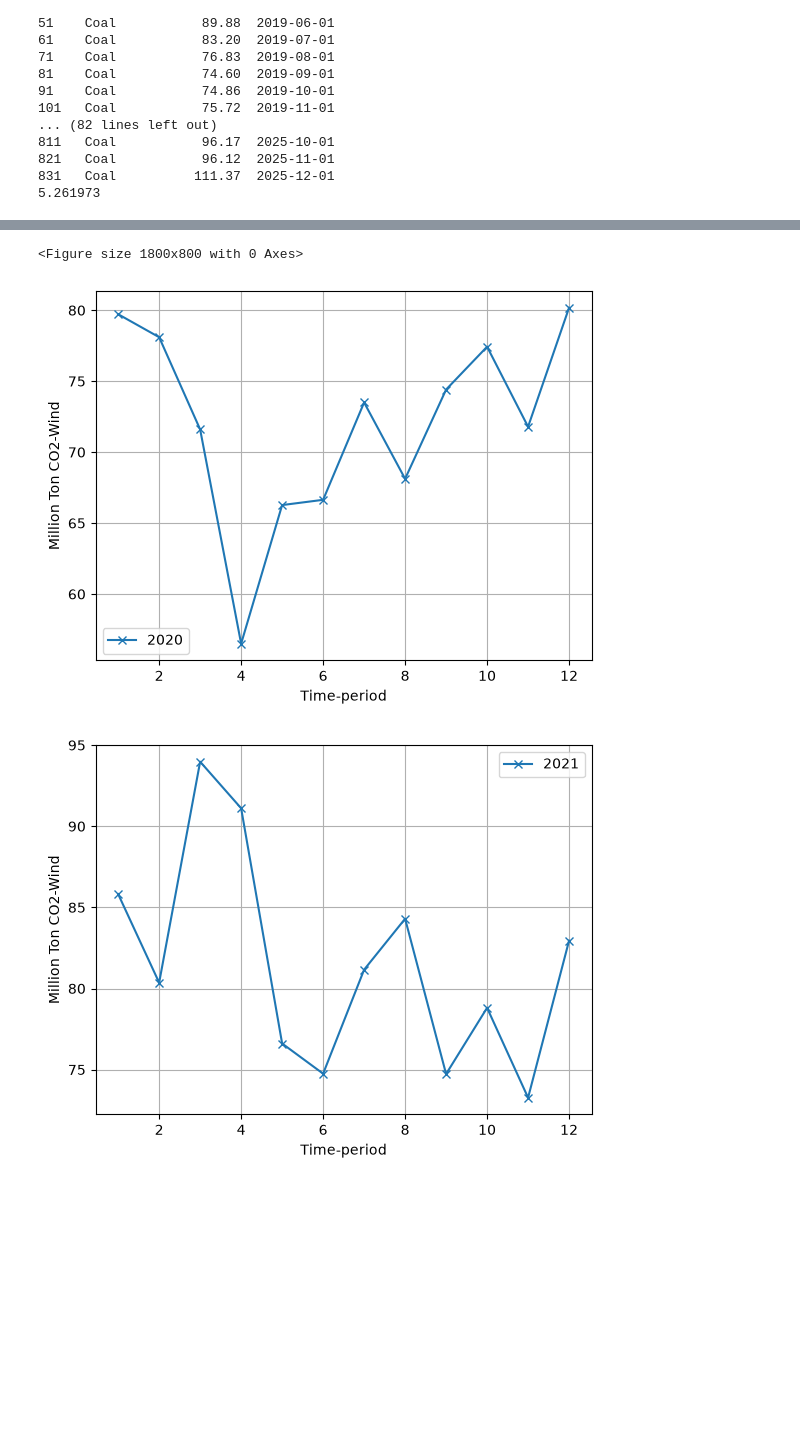
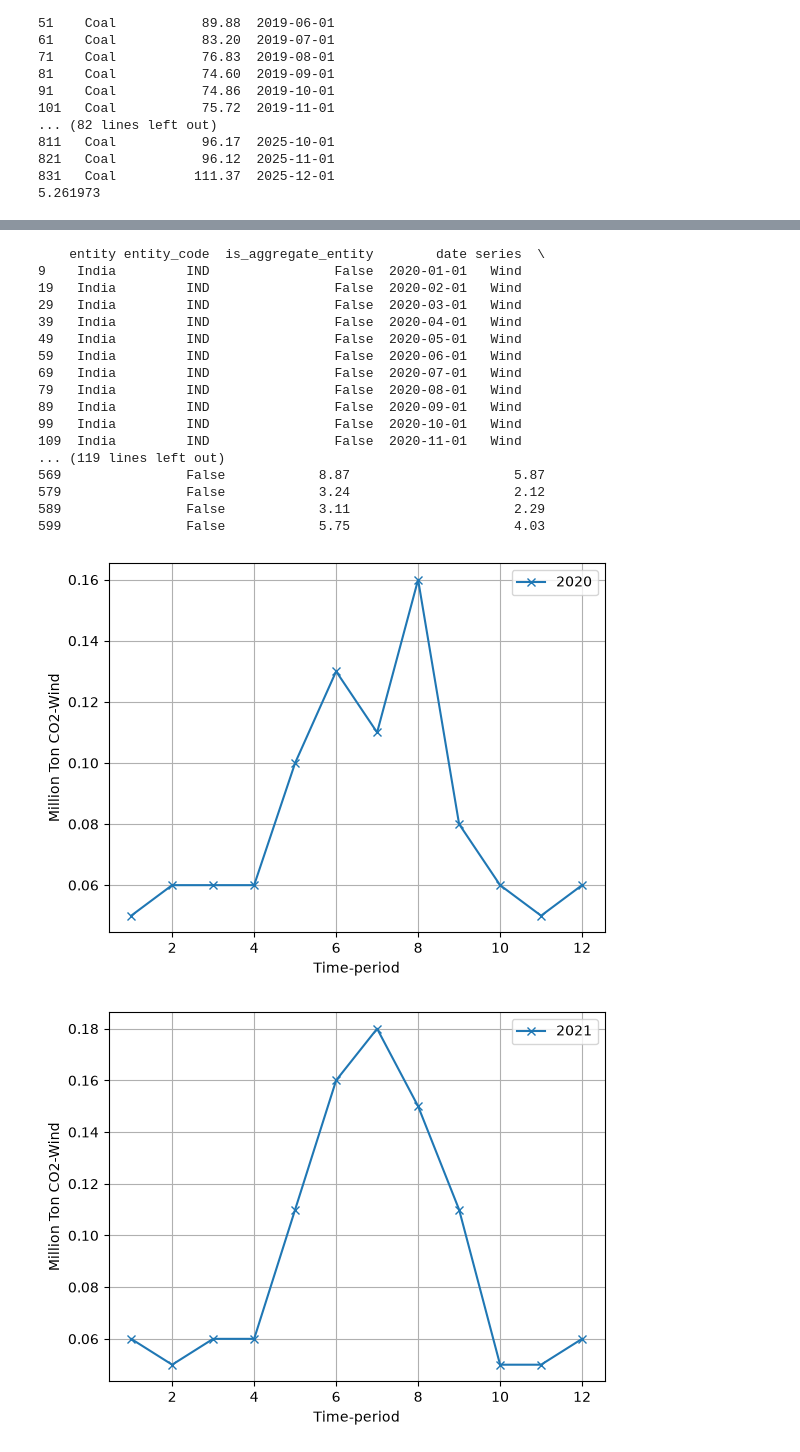
Before and after one commit to ShubhamThakur088/India-Power-Capacity, a Jupyter notebook: monthly_power_generation_analysis.ipynb, the cells around one changed output, grey strips where cells are left out. Saved outputs shown, nothing was run; the diff lists cells and outputs as text; code cells hidden in the pictures; blank space fills up the shorter version.

Commit message:
Fixed emissions against power-generated plots bug

```diff
--- a/monthly_power_generation_analysis.ipynb
+++ b/monthly_power_generation_analysis.ipynb
@@ -19,7 +19,7 @@ from_date = input("enter from year and month hypen separated:")
 to_date = input("enter to year and month hypen separated:")
 country_code = input("enter three letter country code in capital")
 
-power_generation_url = f"https://api.ember-energy.org/v1/electricity-generation/monthly?entity_code={country_code}&is_aggregate_entity=false&start_date={from_date}&end_date={to_date}&is_aggregate_series=false&include_all_dates_value_range=false&api_key=c6cd71bd-f08c-ffe2-d56a-5a869f558ff1"
+power_generation_url = f"https://api.ember-energy.org/v1/electricity-generation/monthly?entity_code={country_code}&is_aggregate_entity=false&start_date={from_date}&end_date={to_date}&is_aggregate_series=false&include_all_dates_value_range=false&api_key=d990ce99-beb8-3f09-c7cc-3ed2c5eb7c8e"
 json_repsonse = req.get(power_generation_url)
 print(json_repsonse.json()['data'])
 power_df = pd.DataFrame(json_repsonse.json()['data'])
@@ -131,7 +124,7 @@ plt.ylabel(power_source+ " power generated")
 
 for yr in year_set:
     power_source_df = power_df.loc[(power_df['series'] == power_source) & (power_df['generation_twh'] != 0) & (pd.DatetimeIndex(power_df['date']).year == yr)]
-    print(power_source_df[['date','series', 'generation_twh']])
+    power_source_df[['date','series', 'generation_twh']].head()
     x_axis_points = numpy.array(pd.DatetimeIndex(power_source_df['date']).month)
     y_axis_points = numpy.array(power_source_df['generation_twh'])
     plt.plot(x_axis_points, y_axis_points, marker = 'x', label=str(yr))
@@ -278,7 +256,7 @@ for yr in year_set:
 831   Coal          111.37  2025-12-01
 5.261973
 # %%
-power_sector_emissions_url = f"https://api.ember-energy.org/v1/power-sector-emissions/monthly?entity_code={country_code}&is_aggregate_entity=false&start_date={from_date}&end_date={to_date}&series=Coal&is_aggregate_series=false&include_all_dates_value_range=false&api_key=c6cd71bd-f08c-ffe2-d56a-5a869f558ff1"
+power_sector_emissions_url = f"https://api.ember-energy.org/v1/power-sector-emissions/monthly?entity_code={country_code}&is_aggregate_entity=false&start_date={from_date}&end_date={to_date}&series={power_source}&is_aggregate_series=false&include_all_dates_value_range=false&api_key=d990ce99-beb8-3f09-c7cc-3ed2c5eb7c8e"
 emission_api_response = req.get(power_sector_emissions_url).json()
 emissions_df = pd.DataFrame(emission_api_response['data'])
 emissions_df.merge(power_df, how="inner").head()
@@ -292,32 +270,47 @@ emissions_df.merge(power_df, how="inner").head()
 # %%
-emission_fig = plt.figure()
+# emission_fig = plt.figure()
 
 for y in year_set:
     plt.figure()
     yearly_emission_df = emissions_df.loc[(pd.DatetimeIndex(emissions_df['date']).year == y)]
     x_axis_points = numpy.array(pd.DatetimeIndex(yearly_emission_df['date']).month)
     y_axis_points = numpy.array(yearly_emission_df['emissions_mtco2'])
     plt.plot(x_axis_points, y_axis_points, label = str(y), marker = 'x')
     plt.xlabel("Time-period")
     plt.ylabel("Million Ton CO2-"+power_source)
     plt.grid()
     plt.legend()
 
 for y in year_set:
-    emission_fig.set_figwidth(18)
-    emission_fig.set_figheight(8)
     plt.figure()
 
-    x_axis_points = numpy.array(pd.DatetimeIndex(power_source_df['date']).month)
-    y_axis_points = numpy.array(power_source_df['generation_twh'])
+    df = power_df.loc[(pd.DatetimeIndex(power_df['date']).year == y) & (power_df['series'] == power_source)]
+    x_axis_points = numpy.array(pd.DatetimeIndex(df['date']).month)
+    y_axis_points = numpy.array(df['generation_twh'])
 
     plt.plot(x_axis_points, y_axis_points, marker = 'x', label=str(y))
     plt.xlabel("Time-period (months)")
     plt.ylabel("Power generated in Terawatts")
     plt.grid()
     plt.legend()
 # plt.plot(power_df['generation_twh'])
 # %% [output]
-<Figure size 1800x800 with 0 Axes>
+    entity entity_code  is_aggregate_entity        date series  \
+9    India         IND                False  2020-01-01   Wind
+19   India         IND                False  2020-02-01   Wind
+29   India         IND                False  2020-03-01   Wind
+39   India         IND                False  2020-04-01   Wind
+49   India         IND                False  2020-05-01   Wind
+59   India         IND                False  2020-06-01   Wind
+69   India         IND                False  2020-07-01   Wind
+79   India         IND                False  2020-08-01   Wind
+89   India         IND                False  2020-09-01   Wind
+99   India         IND                False  2020-10-01   Wind
+109  India         IND                False  2020-11-01   Wind
+... (119 lines left out)
+569                False            8.87                     5.87
+579                False            3.24                     2.12
+589                False            3.11                     2.29
+599                False            5.75                     4.03
-[figure, old version]
+[figure, new version]
-[figure, old version]
+[figure, new version]
```
Also changed, not shown: parts of 9 cells of this notebook.
